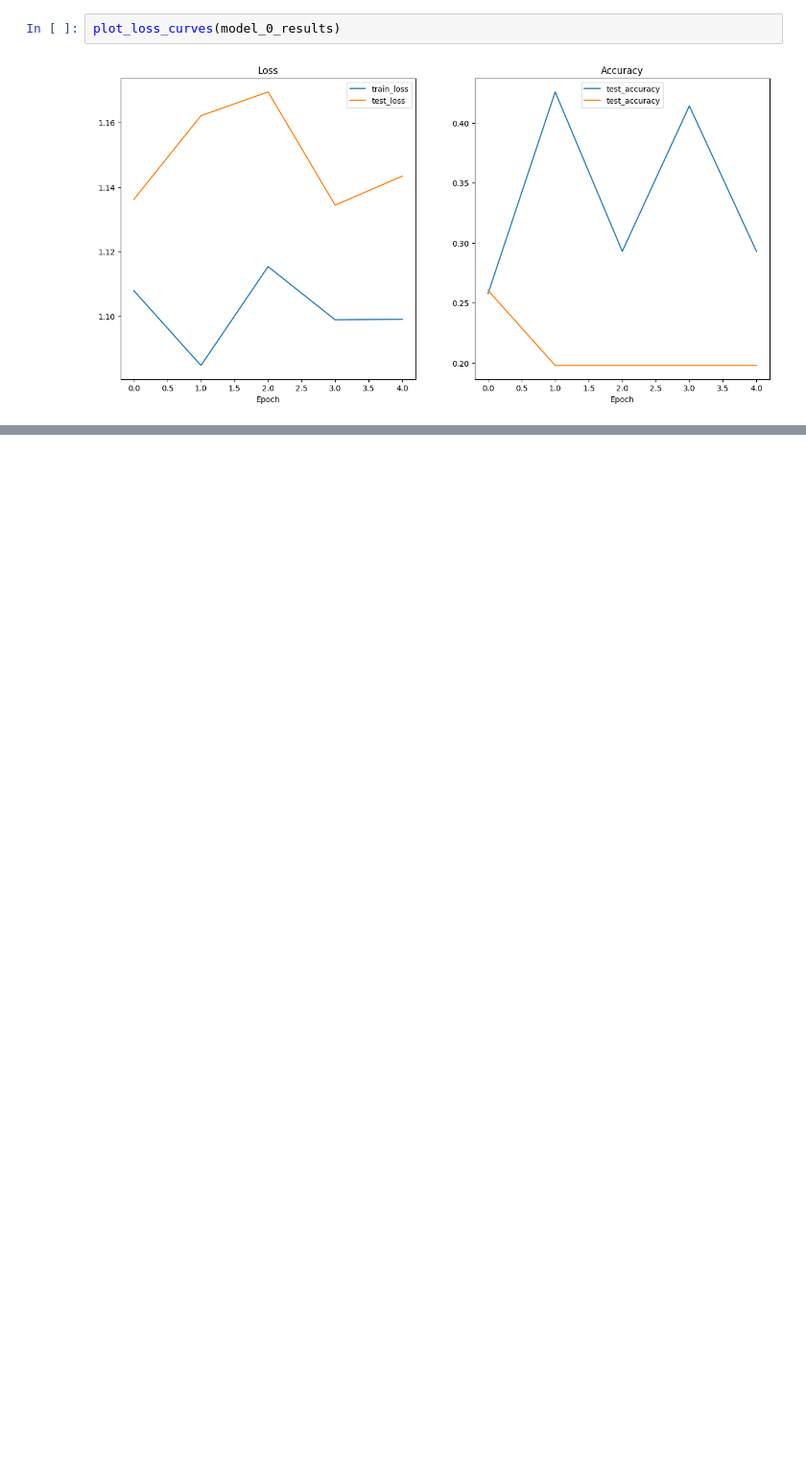
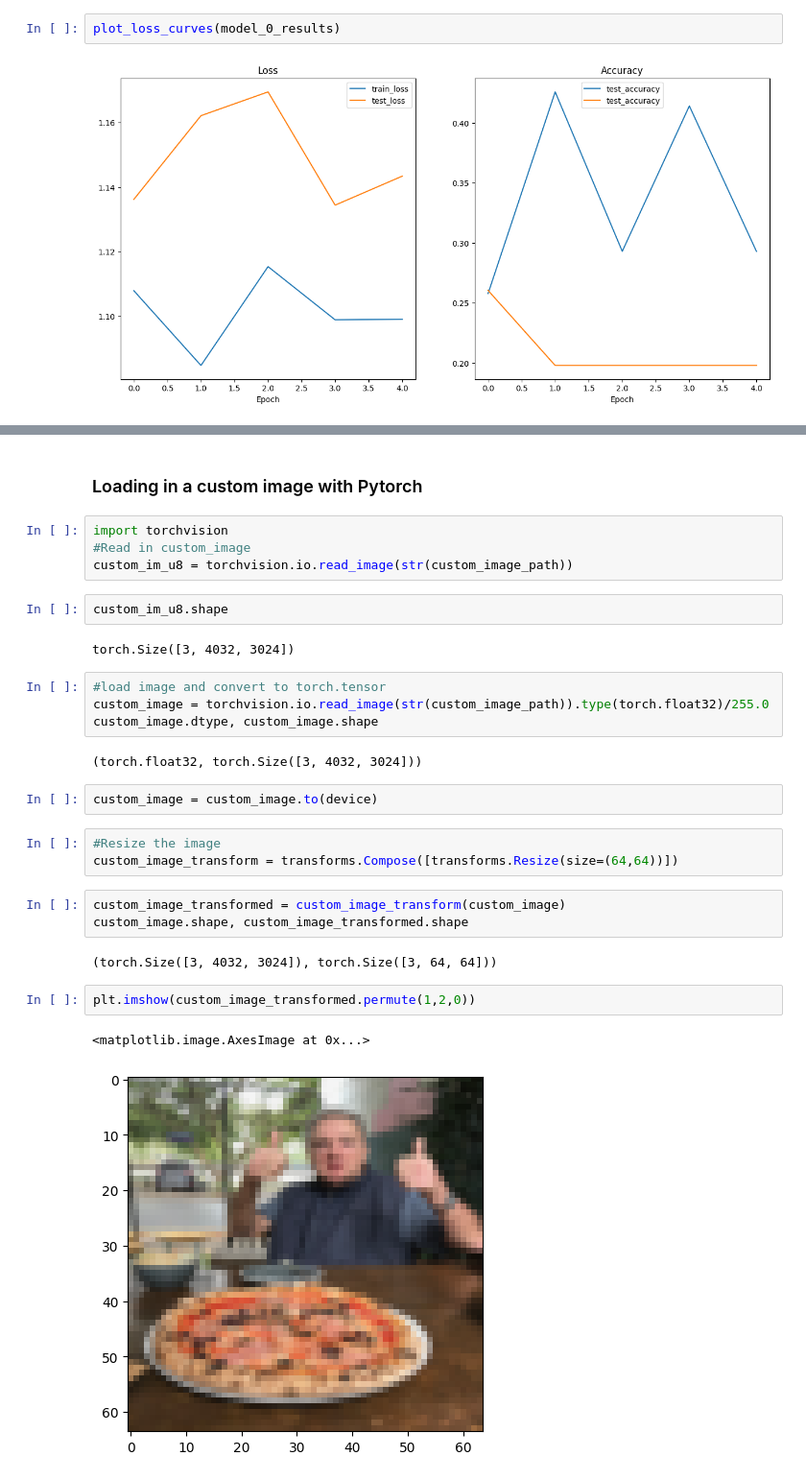
Before and after one commit to Dipak22/DeepLearning, a Jupyter notebook: pytorch_custom_datasets.ipynb, the cells around one changed output, grey strips where cells are left out. Shown at 96% size. Saved outputs shown, nothing was run; the diff lists cells and outputs as text; blank space fills up the shorter version.

```diff
--- a/pytorch_custom_datasets.ipynb
+++ b/pytorch_custom_datasets.ipynb
@@ -739,0 +860,31 @@ plot_loss_curves(model_0_results)
+# %% [markdown]
+### Loading in a custom image with Pytorch
+# %%
+import torchvision
+#Read in custom_image
+custom_im_u8 = torchvision.io.read_image(str(custom_image_path))
+# %%
+custom_im_u8.shape
+# %% [output]
+torch.Size([3, 4032, 3024])
+# %%
+#load image and convert to torch.tensor
+custom_image = torchvision.io.read_image(str(custom_image_path)).type(torch.float32)/255.0
+custom_image.dtype, custom_image.shape
+# %% [output]
+(torch.float32, torch.Size([3, 4032, 3024]))
+# %%
+custom_image = custom_image.to(device)
+# %%
+#Resize the image
+custom_image_transform = transforms.Compose([transforms.Resize(size=(64,64))])
+# %%
+custom_image_transformed = custom_image_transform(custom_image)
+custom_image.shape, custom_image_transformed.shape
+# %% [output]
+(torch.Size([3, 4032, 3024]), torch.Size([3, 64, 64]))
+# %%
+plt.imshow(custom_image_transformed.permute(1,2,0))
+# %% [output]
+<matplotlib.image.AxesImage at 0x...>
+[figure, added]
```
Also changed, not shown: parts of 15 cells of this notebook.
